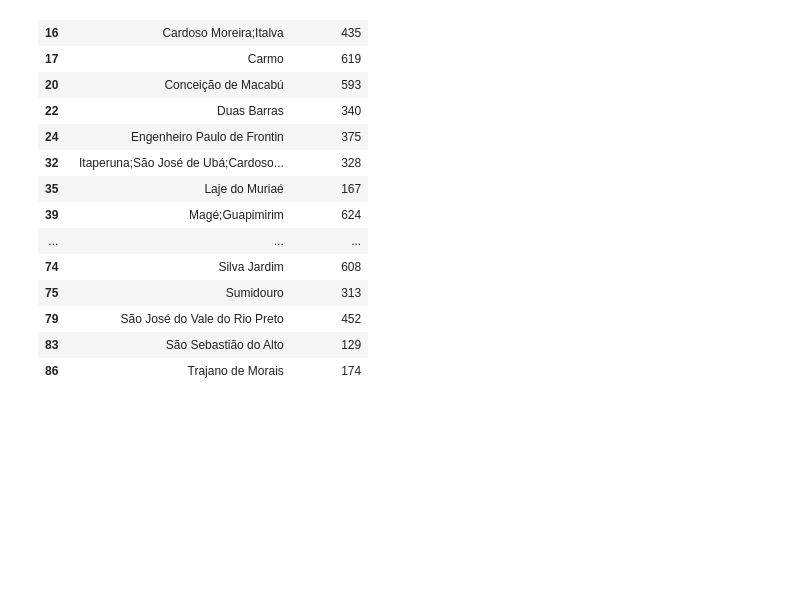
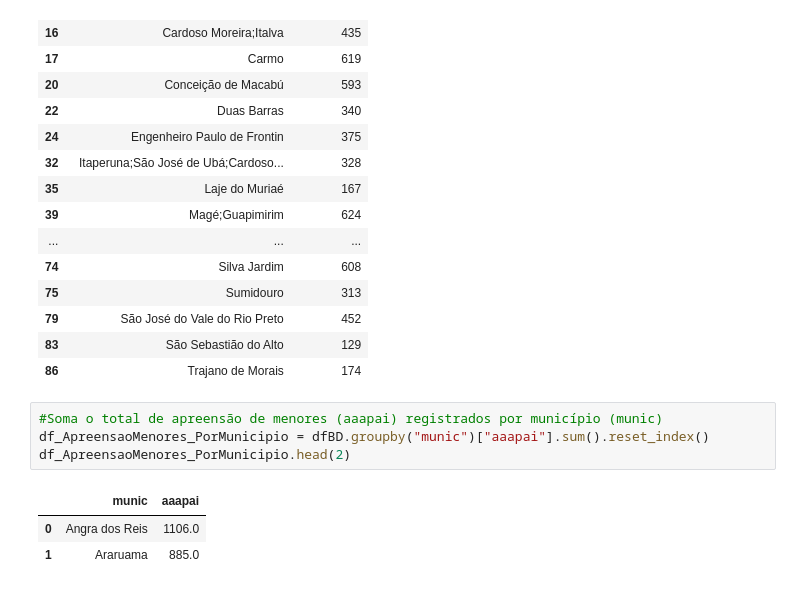
Before and after one commit to pjunior77/Repo_Senac_BigData, a Jupyter notebook: Aula13_DesafioAnalitico.ipynb, the cells around one changed output. Cells and saved outputs as stored; diff of their text form; blank space fills up the shorter version.

```diff
--- a/Aula13_DesafioAnalitico.ipynb
+++ b/Aula13_DesafioAnalitico.ipynb
@@ -201,3 +201,11 @@ municipios_menorQ1
 | 79 | São José do Vale do Rio Preto | 452 |
 | 83 | São Sebastião do Alto | 129 |
 | 86 | Trajano de Morais | 174 |
+# %%
+#Soma o total de apreensão de menores (aaapai) registrados por município (munic)
+df_ApreensaoMenores_PorMunicipio = dfBD.groupby("munic")["aaapai"].sum().reset_index()
+df_ApreensaoMenores_PorMunicipio.head(2)
+# %% [output]
+|  | munic | aaapai |
+| 0 | Angra dos Reis | 1106.0 |
+| 1 | Araruama | 885.0 |
```
Also changed, not shown: parts of 4 cells of this notebook.
